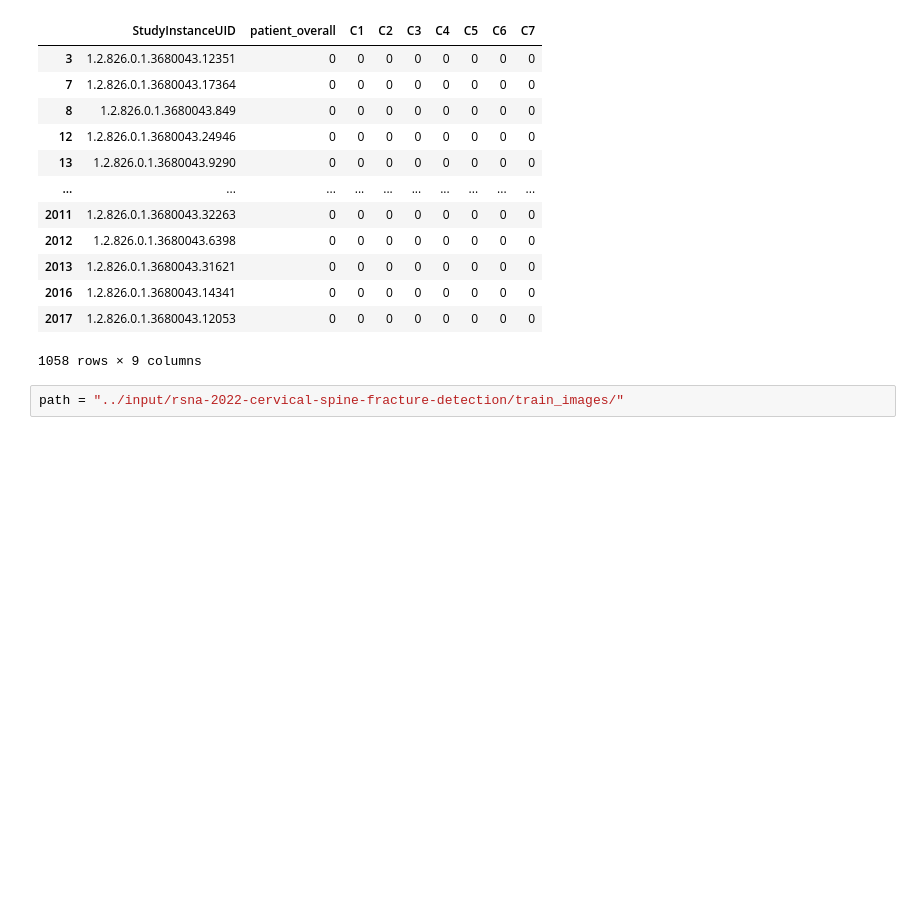
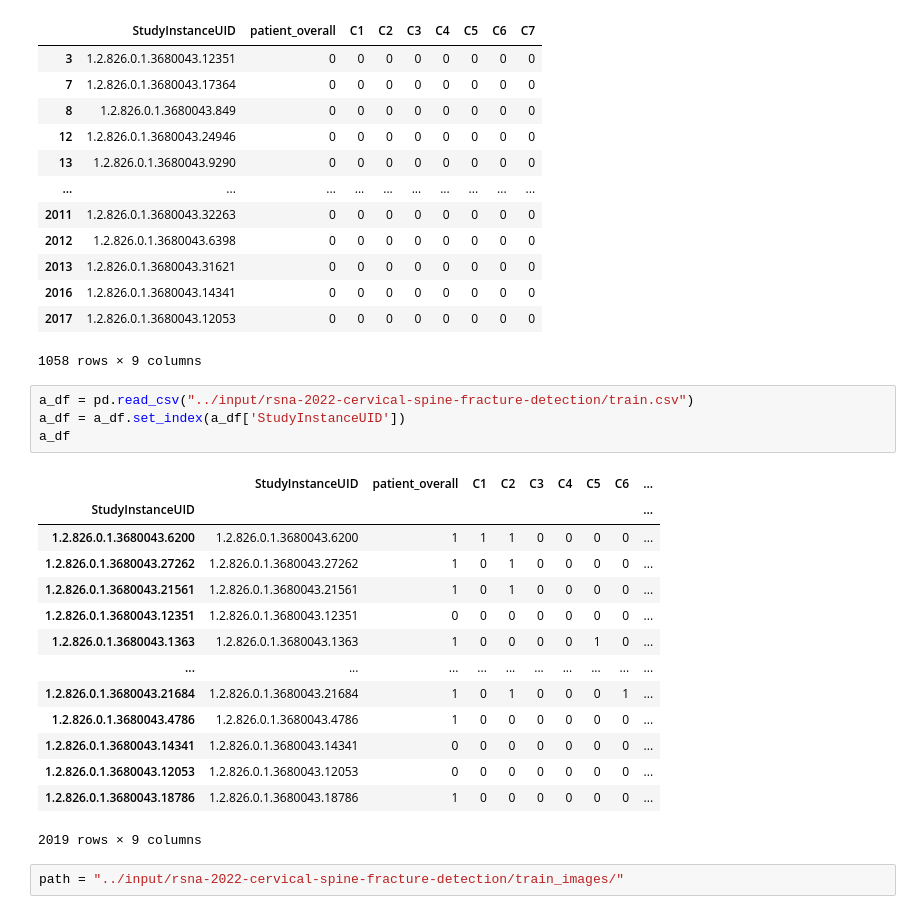
Before and after one commit to SiavashShirzad/RSNA-2022-Cervical-Spine-Fracture-Detection, a Jupyter notebook: rsna-image-classification.ipynb, the cells around one changed output. Cells and saved outputs as stored; diff of their text form; blank space fills up the shorter version.

Commit message:
Kaggle Notebook | RSNA image classification | Version 7

```diff
--- a/rsna-image-classification.ipynb
+++ b/rsna-image-classification.ipynb
@@ -100,6 +100,25 @@ df
 | 2016 | 1.2.826.0.1.3680043.14341 | 0 | 0 | 0 | 0 | 0 | 0 | 0 | 0 |
 | 2017 | 1.2.826.0.1.3680043.12053 | 0 | 0 | 0 | 0 | 0 | 0 | 0 | 0 |
 1058 rows × 9 columns
+# %%
+a_df = pd.read_csv("../input/rsna-2022-cervical-spine-fracture-detection/train.csv")
+a_df = a_df.set_index(a_df['StudyInstanceUID'])
+a_df
+# %% [output]
+|  | StudyInstanceUID | patient_overall | C1 | C2 | C3 | C4 | C5 | C6 | ... |
+| StudyInstanceUID |  |  |  |  |  |  |  |  | ... |
+| 1.2.826.0.1.3680043.6200 | 1.2.826.0.1.3680043.6200 | 1 | 1 | 1 | 0 | 0 | 0 | 0 | ... |
+| 1.2.826.0.1.3680043.27262 | 1.2.826.0.1.3680043.27262 | 1 | 0 | 1 | 0 | 0 | 0 | 0 | ... |
+| 1.2.826.0.1.3680043.21561 | 1.2.826.0.1.3680043.21561 | 1 | 0 | 1 | 0 | 0 | 0 | 0 | ... |
+| 1.2.826.0.1.3680043.12351 | 1.2.826.0.1.3680043.12351 | 0 | 0 | 0 | 0 | 0 | 0 | 0 | ... |
+| 1.2.826.0.1.3680043.1363 | 1.2.826.0.1.3680043.1363 | 1 | 0 | 0 | 0 | 0 | 1 | 0 | ... |
+| ... | ... | ... | ... | ... | ... | ... | ... | ... | ... |
+| 1.2.826.0.1.3680043.21684 | 1.2.826.0.1.3680043.21684 | 1 | 0 | 1 | 0 | 0 | 0 | 1 | ... |
+| 1.2.826.0.1.3680043.4786 | 1.2.826.0.1.3680043.4786 | 1 | 0 | 0 | 0 | 0 | 0 | 0 | ... |
+| 1.2.826.0.1.3680043.14341 | 1.2.826.0.1.3680043.14341 | 0 | 0 | 0 | 0 | 0 | 0 | 0 | ... |
+| 1.2.826.0.1.3680043.12053 | 1.2.826.0.1.3680043.12053 | 0 | 0 | 0 | 0 | 0 | 0 | 0 | ... |
+| 1.2.826.0.1.3680043.18786 | 1.2.826.0.1.3680043.18786 | 1 | 0 | 0 | 0 | 0 | 0 | 0 | ... |
+2019 rows × 9 columns
 # %%
 path = "../input/rsna-2022-cervical-spine-fracture-detection/train_images/"
 # %%
```
Also changed, not shown: parts of 13 cells of this notebook.
